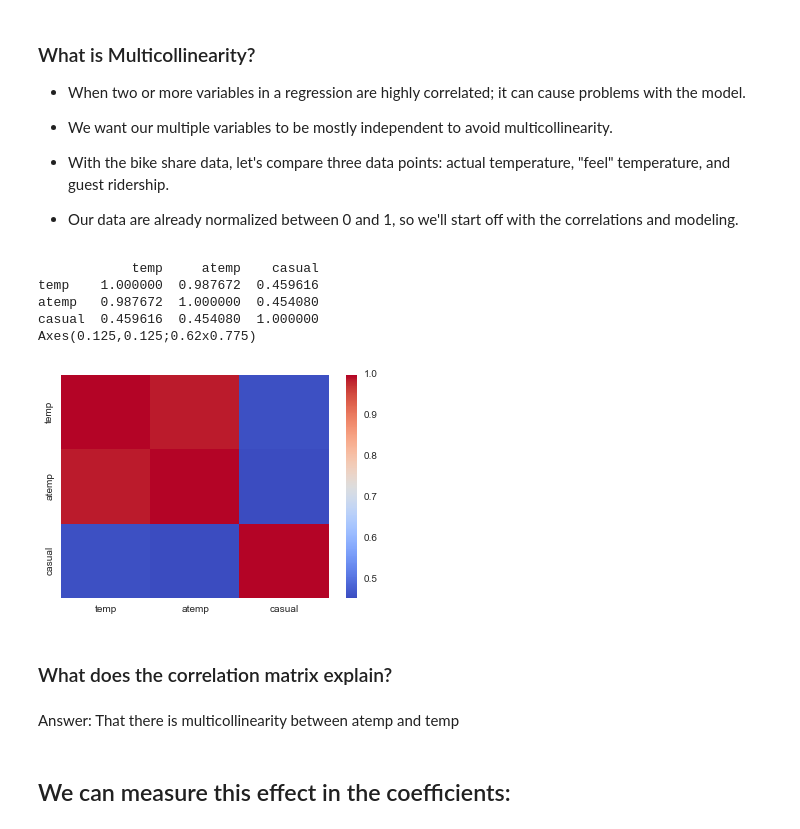
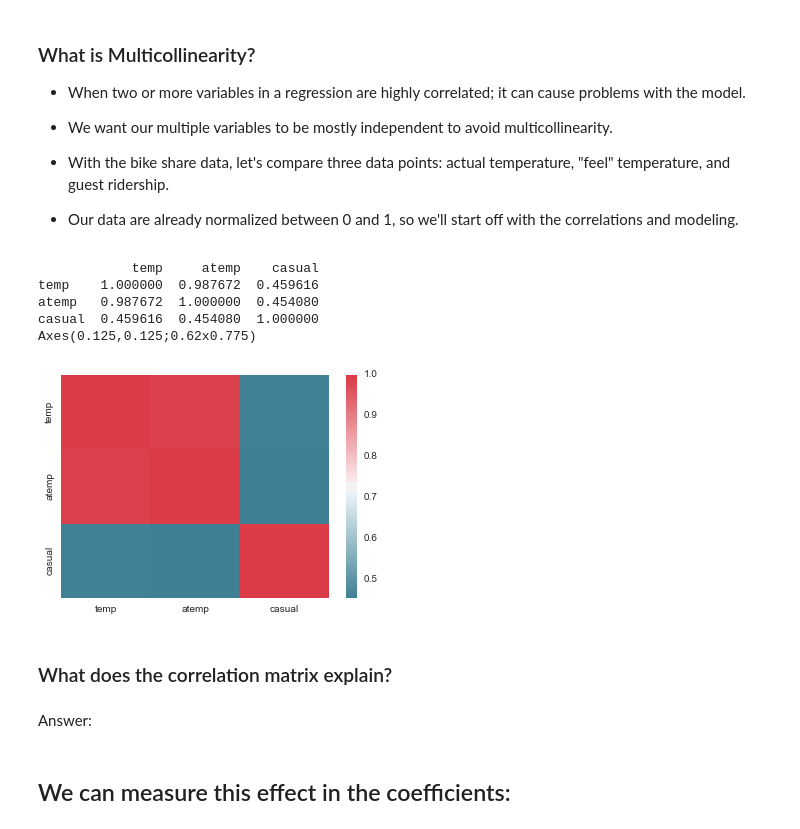
Before and after one commit to aaharrison/GeneralAssembly, a Jupyter notebook: Lessons/starter-code-5.ipynb, the cells around one changed output. Drawn from its saved outputs; the diff is of its cells as text; code cells hidden in the pictures.

```diff
--- a/Lessons/starter-code-5.ipynb
+++ b/Lessons/starter-code-5.ipynb
@@ -360,7 +288,7 @@ For a linear regression, we want these variables to be largely independent of ea
 
 We'll work with bikeshare data to showcase what this means and to explain a concept called multicollinearity.
 # %%
-os.chdir("/Users/adeniyiharrison/Desktop/General Assembly/DS-SF-32/dataset")
-bike_data = pd.read_csv('bikeshare.csv', index_col = 0)
+
+bike_data = pd.read_csv('/Users/Reid/DS-SF-32/dataset/bikeshare.csv')
 bike_data.head()
 # %% [output]
@@ -383,22 +310,22 @@ bike_data.head()
 
 + Our data are already normalized between 0 and 1, so we'll start off with the correlations and modeling.
 # %%
-# cmap = sns.diverging_palette(220, 10, as_cmap=True)
+cmap = sns.diverging_palette(220, 10, as_cmap=True)
 
 correlations = bike_data[['temp', 'atemp', 'casual']].corr()
-print(correlations)
-print(sns.heatmap(correlations, cmap="coolwarm"))
+print correlations
+print sns.heatmap(correlations, cmap=cmap)
 # %% [output]
             temp     atemp    casual
 temp    1.000000  0.987672  0.459616
 atemp   0.987672  1.000000  0.454080
 casual  0.459616  0.454080  1.000000
 Axes(0.125,0.125;0.62x0.775)
-[figure, old version]
+[figure, new version]
 # %% [markdown]
 ### What does the correlation matrix explain?
-# %% [markdown]
-Answer: That there is multicollinearity between atemp and temp
+# %% [markdown]
+Answer:
 # %% [markdown]
 ## We can measure this effect in the coefficients:
 # %%
```
Also changed, not shown: parts of 55 cells of this notebook, 1 other file.
